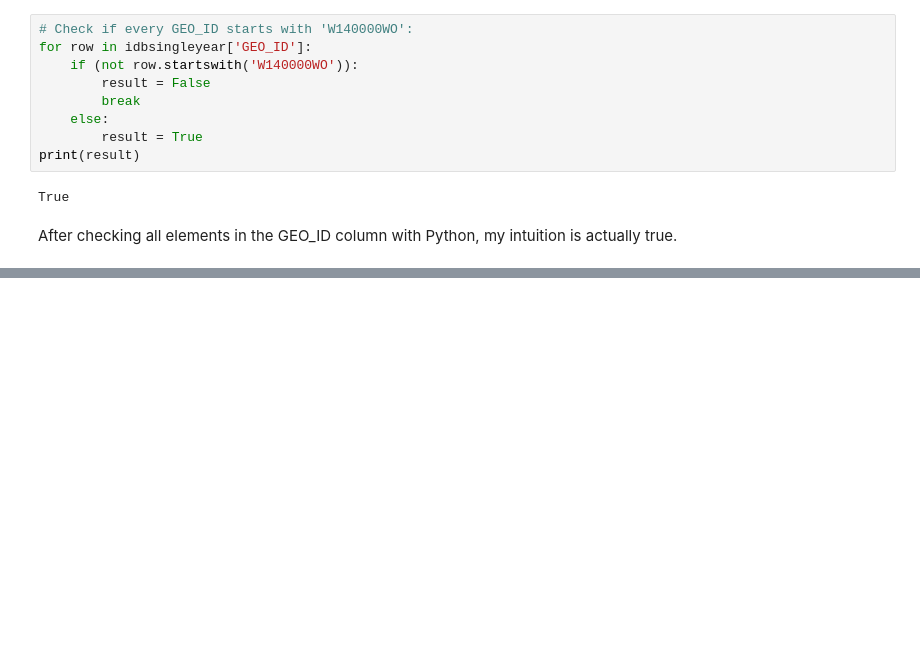
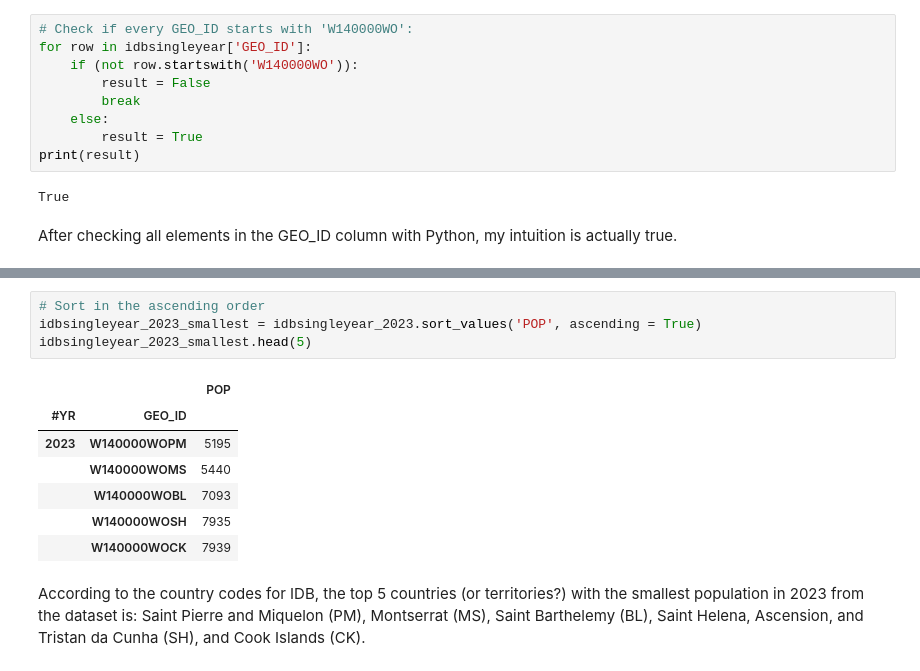
Before and after one commit to thaianle/international-database, a Jupyter notebook: idbsingleyear-python.ipynb, the cells around one changed output, grey strips where cells are left out. Cells and saved outputs as stored; diff of their text form; blank space fills up the shorter version.

```diff
--- a/idbsingleyear-python.ipynb
+++ b/idbsingleyear-python.ipynb
@@ -111,0 +155,14 @@ After checking all elements in the GEO_ID column with Python, my intuition is ac
+# %%
+# Sort in the ascending order
+idbsingleyear_2023_smallest = idbsingleyear_2023.sort_values('POP', ascending = True)
+idbsingleyear_2023_smallest.head(5)
+# %% [output]
+|  |  | POP |
+| #YR | GEO_ID |  |
+| 2023 | W140000WOPM | 5195 |
+|  | W140000WOMS | 5440 |
+|  | W140000WOBL | 7093 |
+|  | W140000WOSH | 7935 |
+|  | W140000WOCK | 7939 |
+# %% [markdown]
+According to the country codes for IDB, the top 5 countries (or territories?) with the smallest population in 2023 from the dataset is: Saint Pierre and Miquelon (PM), Montserrat (MS), Saint Barthelemy (BL), Saint Helena, Ascension, and Tristan da Cunha (SH), and Cook Islands (CK).
```
Also changed, not shown: parts of 7 cells of this notebook.
